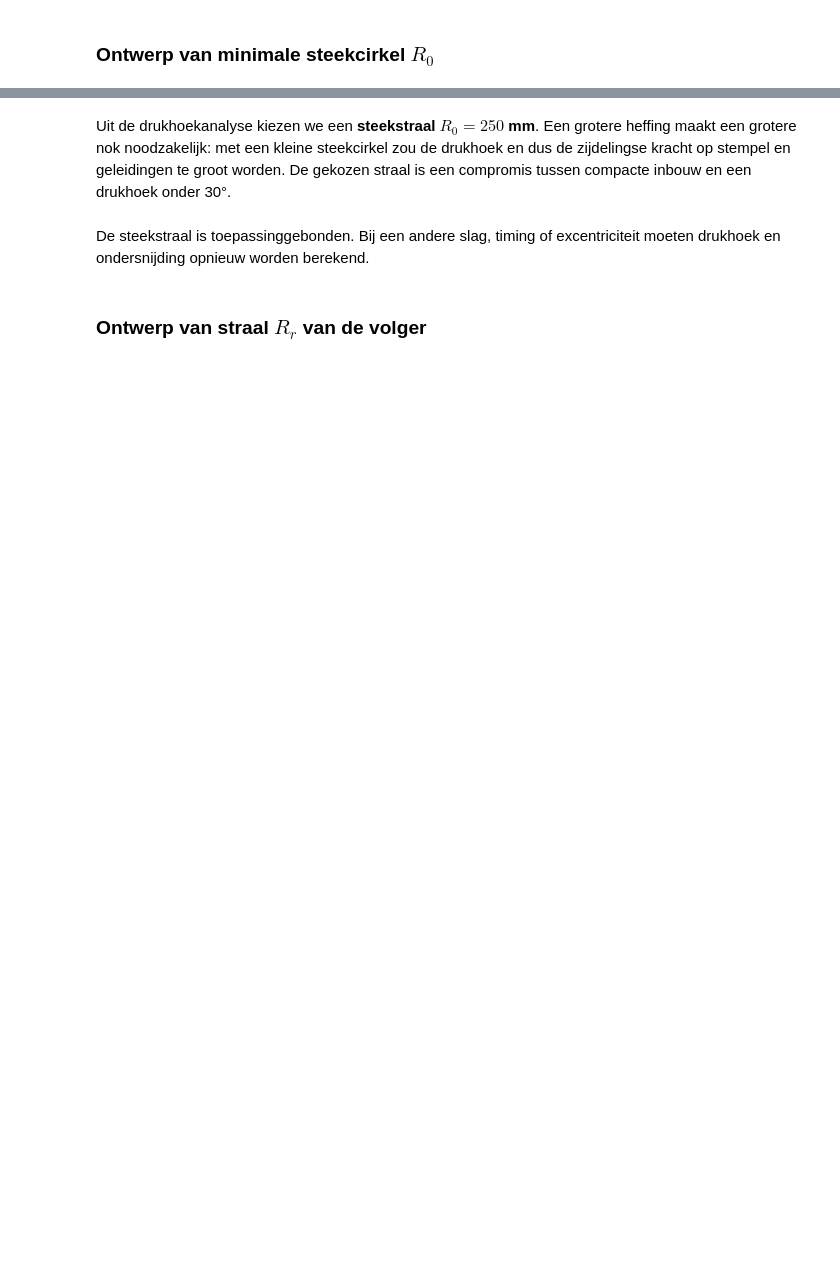
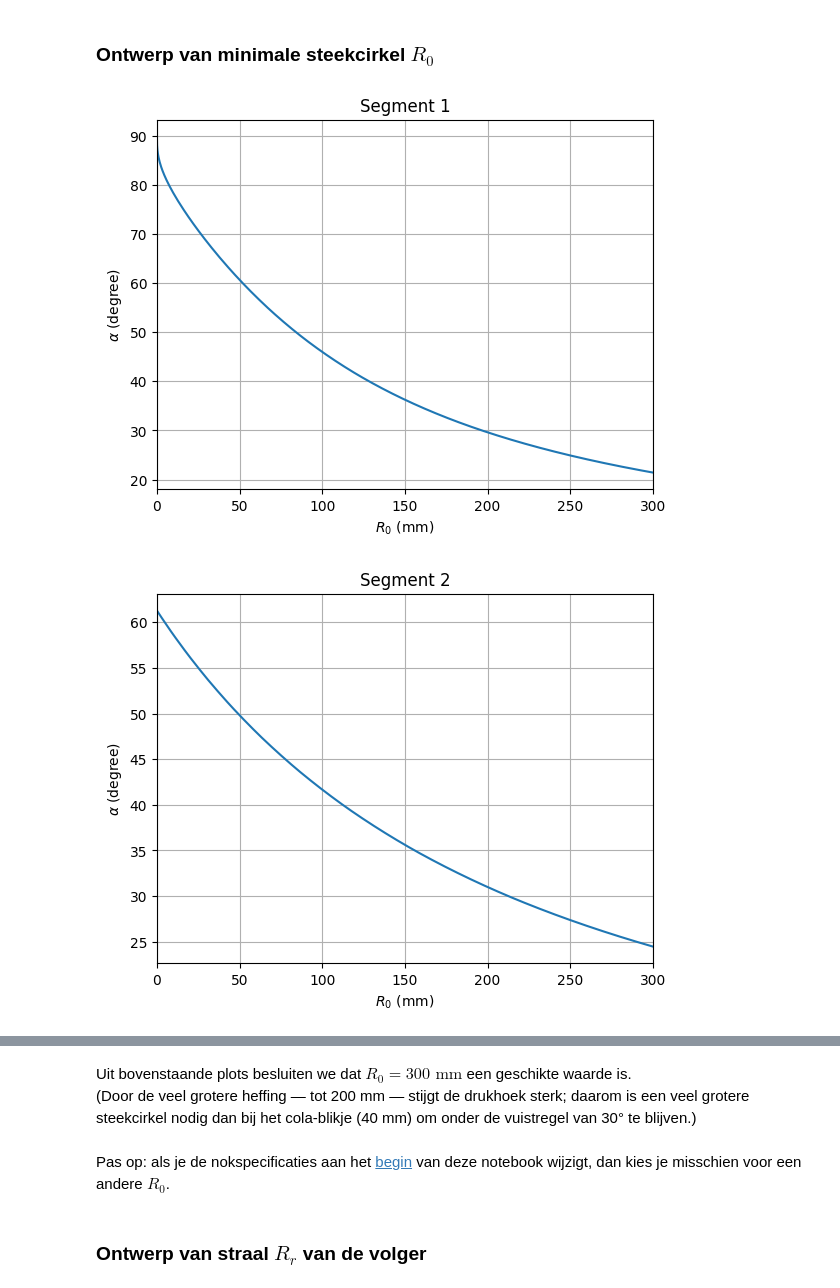
Before and after one commit to colincools/beweging, a Jupyter notebook: Nok/blikje.ipynb, the cells around one changed output, grey strips where cells are left out. Saved outputs shown, nothing was run; the diff lists cells and outputs as text; code cells hidden in the pictures; blank space fills up the shorter version.

```diff
--- a/Nok/blikje.ipynb
+++ b/Nok/blikje.ipynb
@@ -97,7 +109,7 @@ omega           = []  # angular velocity of the cam in rad/s
 
 # search space of possible R0 values [mm]:
 R0_min          =   0
-R0_max          = 500
+R0_max          = 300
 R0_delta        =   0.1
 R0_vec          = np.arange(R0_min, R0_max, R0_delta)
 # maximum pressure angle corresponding to the evaluated R0s:
@@ -287,18 +309,22 @@ plt.show()
 # %%
-# Dimensional peak values of the chosen cycloidal profile, per segment
-cycletime = 1.0
-rpm   = 60 / cycletime
-omega = rpm * 2*np.pi / 60
-mass  = 40
+# Dimensional peak values of the chosen profile (cycloid), per segment
+# (Les 5, example 2):  d^nS/dt^n |max = (L / beta^n) * omega^n * (dimensionless peak)
 
+cycletime = 0.3                # s, full revolution (from the specification)
+rpm   = 60 / cycletime         # 200 rpm (same speed as used in the spring design)
+omega = rpm * 2*np.pi / 60     # rad/s
+mass  = 15                     # kg (equivalent mass)
+
+# dimensionless peaks of the cycloid (from the summary table)
 v_max, a_max, j_max = 2, 2*np.pi, 4*np.pi**2
+
 segments = [
-    ('redraw', endlift1 - startlift1, theta_seg1),
-    ('wall ironing', endlift2 - startlift2, theta_seg2),
-    ('return', endlift3 - startlift3, theta_seg3),
+    ('segment 1', endlift1 - startlift1, theta_seg1),
+    ('segment 2', endlift2 - startlift2, theta_seg2),
+    ('segment 3', endlift3 - startlift3, theta_seg3),
 ]
 
-print('%-14s %7s %9s %14s %14s %12s' %
+print('%-10s %7s %9s %14s %14s %12s' %
       ('segment', 'L[mm]', 'beta[deg]', 'a_peak[m/s^2]', 'jerk[m/s^3]', 'F_inert[N]'))
 for name, L, beta_deg in segments:
     beta = beta_deg * np.pi/180
@@ -306,4 +332,4 @@ for name, L, beta_deg in segments:
     a_pk = L_m / beta**2 * omega**2 * a_max
     j_pk = L_m / beta**3 * omega**3 * j_max
     F_in = mass * a_pk
-    print('%-14s %7.1f %9.0f %14.1f %14.0f %12.0f' % (name, L, beta_deg, a_pk, j_pk, F_in))
+    print('%-10s %7.1f %9.0f %14.1f %14.0f %12.0f' % (name, L, beta_deg, a_pk, j_pk, F_in))
@@ -621,33 +664,36 @@ def plotForces(theta_deg,normalforce_tot,normalforce_acc,normalforce_load,normal
 Kloomok_Muffley_R0(theta_seg1,startlift1,endlift1,motionlaw1)
 
 plt.plot(R0_vec, alpha_max)
 plt.grid()
 plt.title('Segment 1')
 plt.xlabel('$R_0$ (mm)')
 plt.ylabel(r'$\alpha$ (degree)')
-plt.xlim([0, 500])
+plt.xlim([0, 300])
 plt.show()
 
 # segment 2:
 Kloomok_Muffley_R0(theta_seg2,startlift2,endlift2,motionlaw2)
 
 plt.figure()
 plt.plot(R0_vec, alpha_max)
 plt.grid()
 plt.title('Segment 2')
 plt.xlabel('$R_0$ (mm)')
 plt.ylabel(r'$\alpha$ (degree)')
-plt.xlim([0, 500])
+plt.xlim([0, 300])
 plt.show()
 
 # segment 3:
 Kloomok_Muffley_R0(theta_seg3,startlift3,endlift3,motionlaw3)
 
 plt.figure()
 plt.plot(R0_vec, alpha_max)
 plt.grid()
 plt.title('Segment 3')
 plt.xlabel('$R_0$ (mm)')
 plt.ylabel(r'$\alpha$ (degree)')
-plt.xlim([0, 500])
+plt.xlim([0, 300])
 plt.show()
+# %% [output]
+[figure, added]
+[figure, added]
@@ -654,3 +701,5 @@ plt.show()
 # %% [markdown]
-Uit de drukhoekanalyse kiezen we een **steekstraal $R_0 = 250$ mm**. Een grotere heffing maakt een grotere nok noodzakelijk: met een kleine steekcirkel zou de drukhoek en dus de zijdelingse kracht op stempel en geleidingen te groot worden. De gekozen straal is een compromis tussen compacte inbouw en een drukhoek onder 30°.
+Uit bovenstaande plots besluiten we dat $R_0 = 300\text{ mm}$ een geschikte waarde is.
+<br>
+(Door de veel grotere heffing — tot 200 mm — stijgt de drukhoek sterk; daarom is een veel grotere steekcirkel nodig dan bij het cola-blikje (40 mm) om onder de vuistregel van 30° te blijven.)
 # %%
@@ -658,5 +707,5 @@ R0 = 250  # pitch radius [mm] for the beverage-can cam
 # %% [markdown]
-De steekstraal is toepassinggebonden. Bij een andere slag, timing of excentriciteit moeten drukhoek en ondersnijding opnieuw worden berekend.
+Pas op: als je de nokspecificaties aan het <a href="#specs">begin</a> van deze notebook wijzigt, dan kies je misschien voor een andere $R_0$.
 # %% [markdown]
 ### Ontwerp van straal $R_r$ van de volger
 # %%
```
Also changed, not shown: parts of 38 cells of this notebook, 12 other files.
